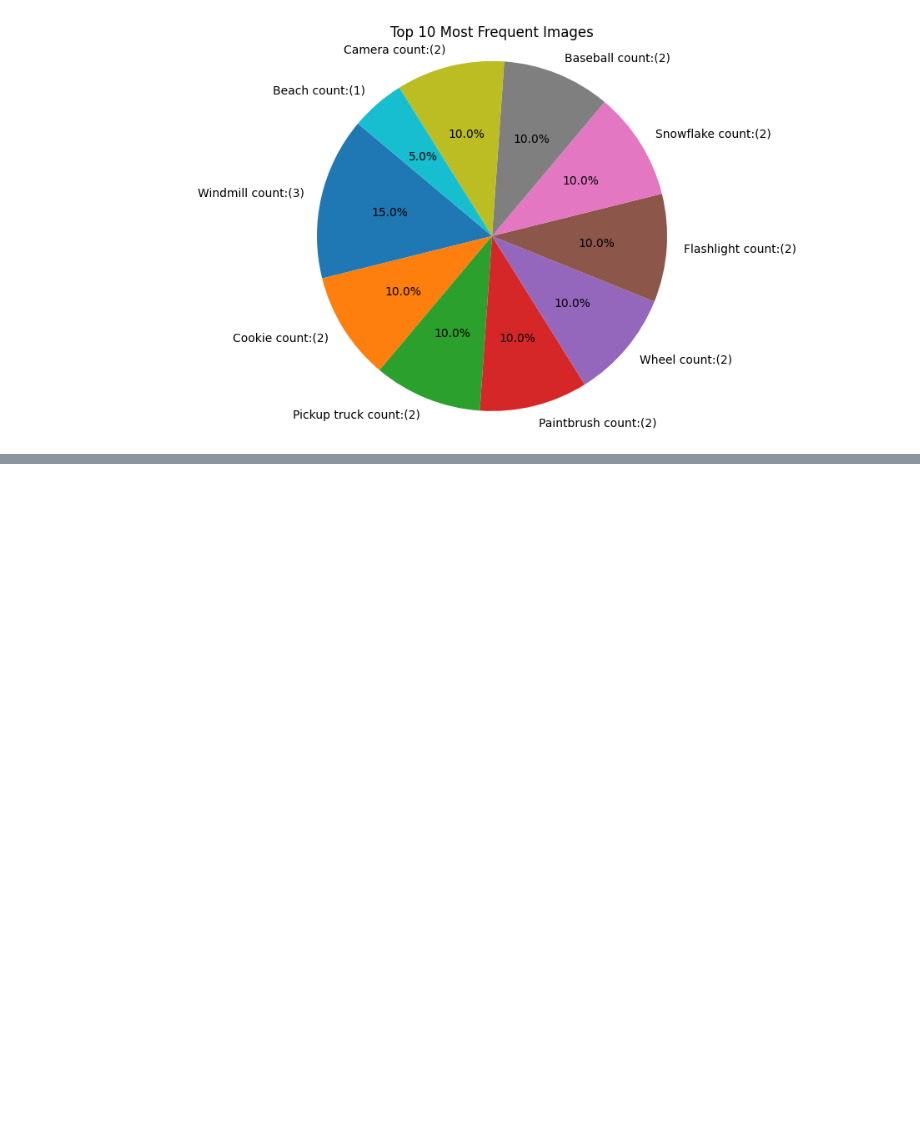
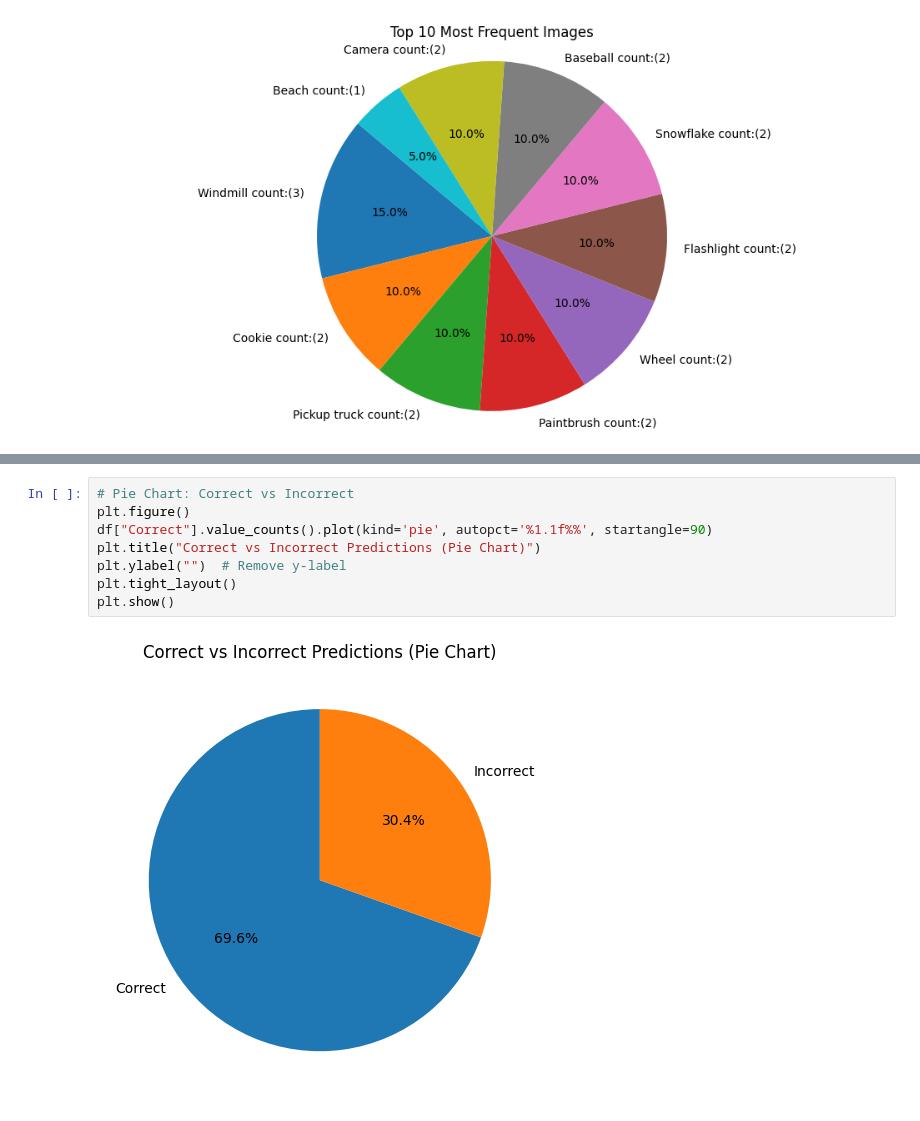
Before and after one commit to FarazNadeem22/Data-Strcutures, a Jupyter notebook: ethics/frequency.ipynb, the cells around one changed output, grey strips where cells are left out. Saved outputs shown, nothing was run; the diff lists cells and outputs as text; blank space fills up the shorter version.

```diff
--- a/ethics/frequency.ipynb
+++ b/ethics/frequency.ipynb
@@ -48,0 +85,10 @@ plt.show()
+# %%
+# Pie Chart: Correct vs Incorrect
+plt.figure()
+df["Correct"].value_counts().plot(kind='pie', autopct='%1.1f%%', startangle=90)
+plt.title("Correct vs Incorrect Predictions (Pie Chart)")
+plt.ylabel("")  # Remove y-label
+plt.tight_layout()
+plt.show()
+# %% [output]
+[figure, added]
```
Also changed, not shown: parts of 6 cells of this notebook.
